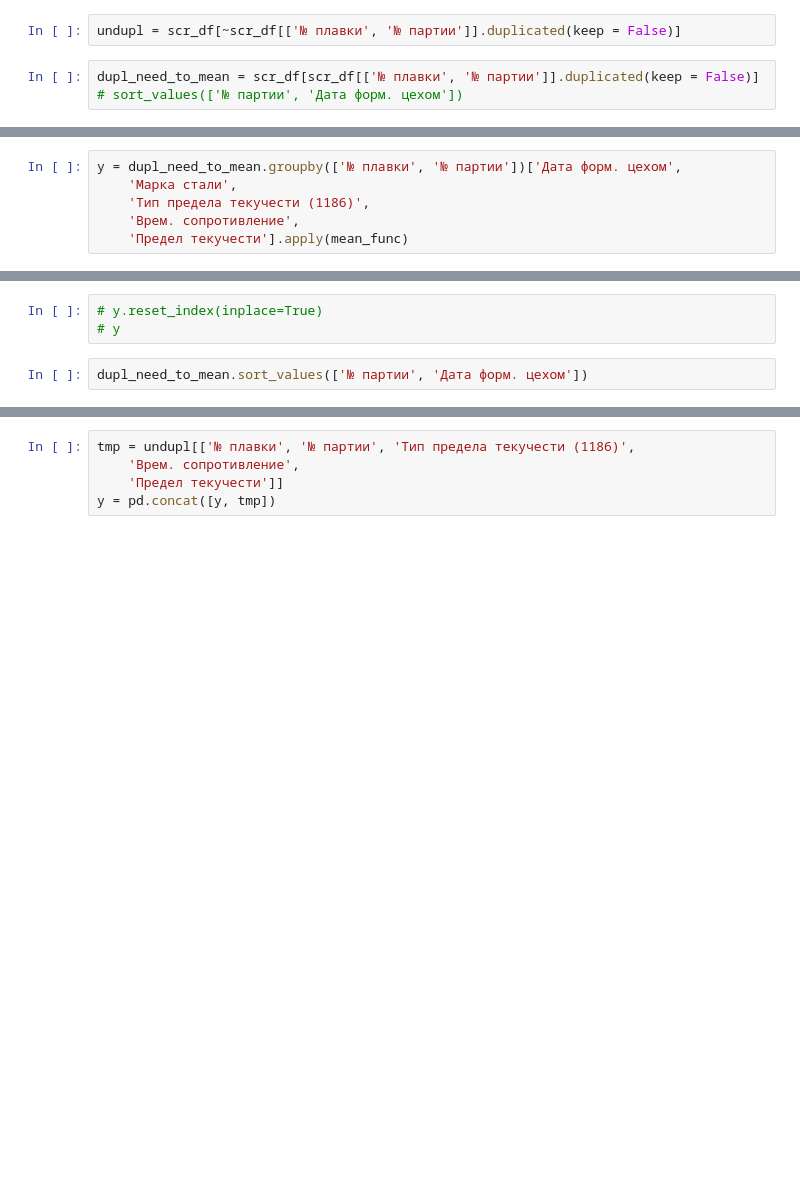
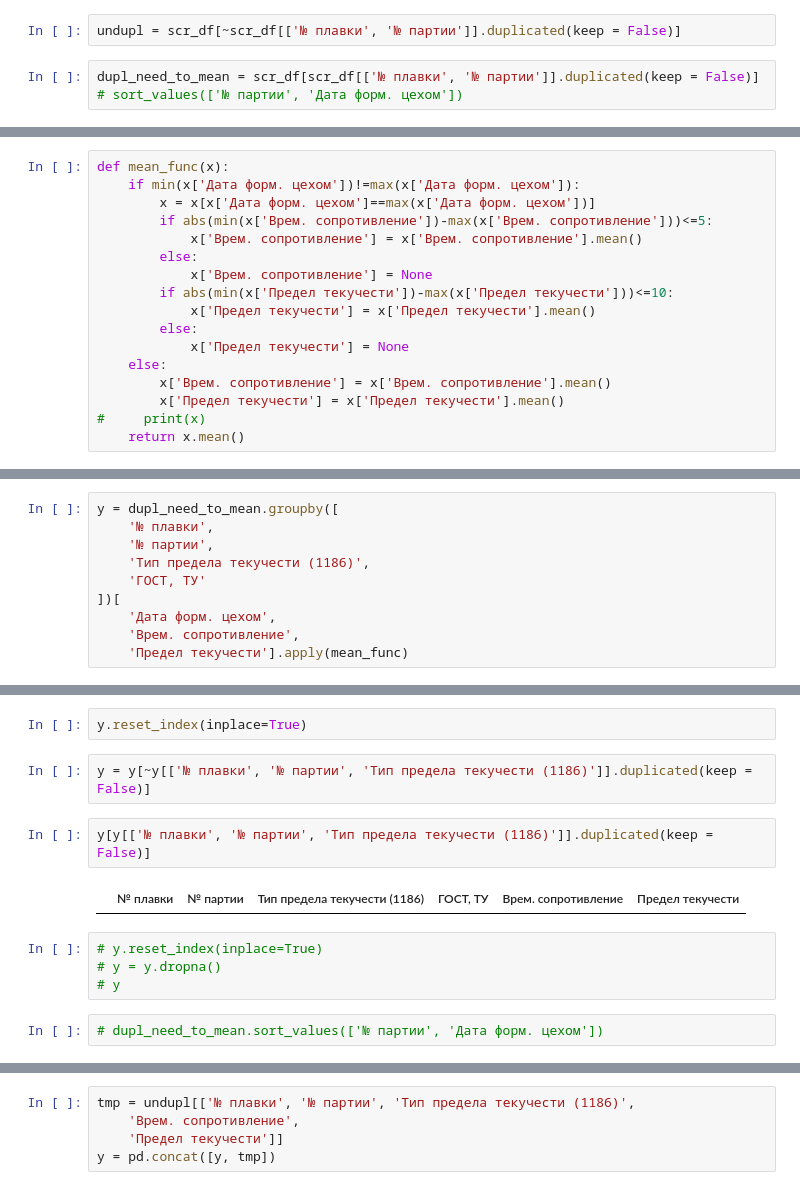
Before and after one commit to ChelpipeBigDataTeam/PNTZ, a Jupyter notebook: stretching.ipynb, the cells around one changed output, grey strips where cells are left out. Cells and saved outputs as stored; diff of their text form; blank space fills up the shorter version.

```diff
--- a/scretching.ipynb
+++ b/stretching.ipynb
@@ -232,3 +213,20 @@ ttt[1].iloc[0]
+# %%
+def mean_func(x):
+    if min(x['Дата форм. цехом'])!=max(x['Дата форм. цехом']):
+        x = x[x['Дата форм. цехом']==max(x['Дата форм. цехом'])]
+        if abs(min(x['Врем. сопротивление'])-max(x['Врем. сопротивление']))<=5:
+            x['Врем. сопротивление'] = x['Врем. сопротивление'].mean()
+        else:
+            x['Врем. сопротивление'] = None
+        if abs(min(x['Предел текучести'])-max(x['Предел текучести']))<=10:
+            x['Предел текучести'] = x['Предел текучести'].mean()
+        else:
+            x['Предел текучести'] = None
+    else:
+        x['Врем. сопротивление'] = x['Врем. сопротивление'].mean()
+        x['Предел текучести'] = x['Предел текучести'].mean()
+#     print(x)
+    return x.mean()
 # %%
 def mean_func(x):
     if min(x['Дата форм. цехом'])!=max(x['Дата форм. цехом']):
@@ -244,6 +247,10 @@ def mean_func(x):
 # %%
-y = dupl_need_to_mean.groupby(['№ плавки', '№ партии'])['Дата форм. цехом',
-    'Марка стали',
+y = dupl_need_to_mean.groupby([
+    '№ плавки',
+    '№ партии',
     'Тип предела текучести (1186)',
+    'ГОСТ, ТУ'
+])[
+    'Дата форм. цехом',
     'Врем. сопротивление',
     'Предел текучести'].apply(mean_func)
@@ -250,5 +266,14 @@ y = dupl_need_to_mean.groupby(['№ плавки', '№ партии'])['Дат
+# %%
+y.reset_index(inplace=True)
+# %%
+y = y[~y[['№ плавки', '№ партии', 'Тип предела текучести (1186)']].duplicated(keep = False)]
+# %%
+y[y[['№ плавки', '№ партии', 'Тип предела текучести (1186)']].duplicated(keep = False)]
+# %% [output]
+|  | № плавки | № партии | Тип предела текучести (1186) | ГОСТ, ТУ | Врем. сопротивление | Предел текучести |
 # %%
 # y.reset_index(inplace=True)
+# y = y.dropna()
 # y
 # %%
-dupl_need_to_mean.sort_values(['№ партии', 'Дата форм. цехом'])
+# dupl_need_to_mean.sort_values(['№ партии', 'Дата форм. цехом'])
```
Also changed, not shown: parts of 37 cells of this notebook, 39 other files.
